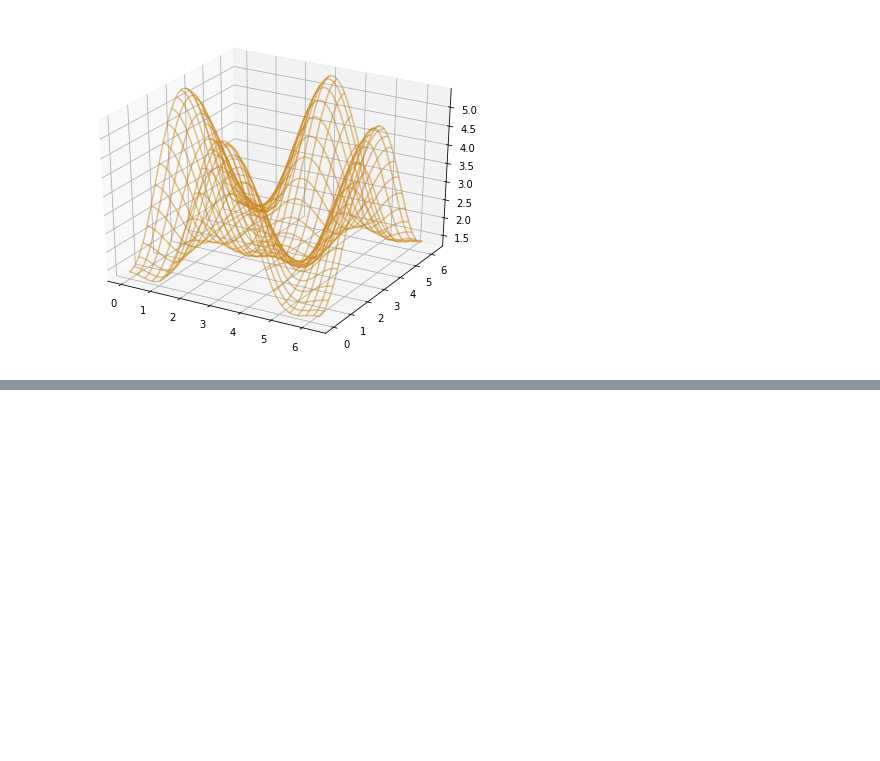
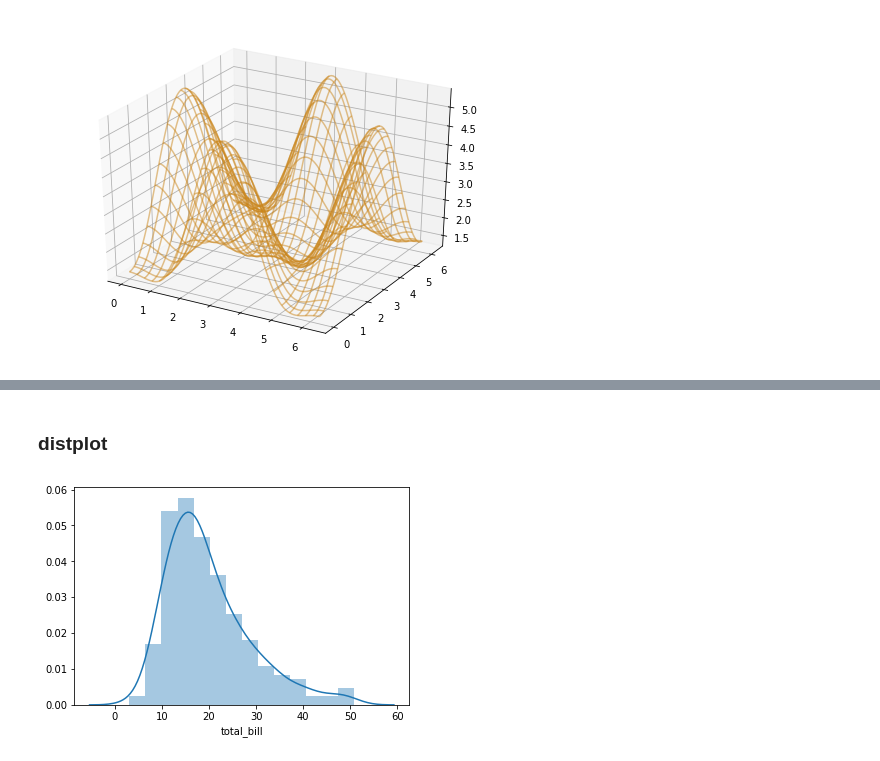
Before and after one commit to awgeezrick/notes-snippets, a Jupyter notebook: python_data_visualization.ipynb, the cells around one changed output, grey strips where cells are left out. Saved outputs shown, nothing was run; the diff lists cells and outputs as text; code cells hidden in the pictures; blank space fills up the shorter version.

Commit message:
Begin seaborn section notes

```diff
--- a/python_data_visualization.ipynb
+++ b/python_data_visualization.ipynb
@@ -482,0 +498,4 @@ p = ax.plot_wireframe(X, Y, Z, color='#CA851A', alpha=0.5,
+# %%
+# Import datset (included with Seaborn)...
+tip = sns.load_dataset('tips')
+tip.head(4)
@@ -482,0 +508,6 @@ p = ax.plot_wireframe(X, Y, Z, color='#CA851A', alpha=0.5,
+# %% [markdown]
+### distplot
+# %%
+sns.distplot(tip['total_bill']);
+# %% [output]
+[figure, added]
```
Also changed, not shown: parts of 10 cells of this notebook.
